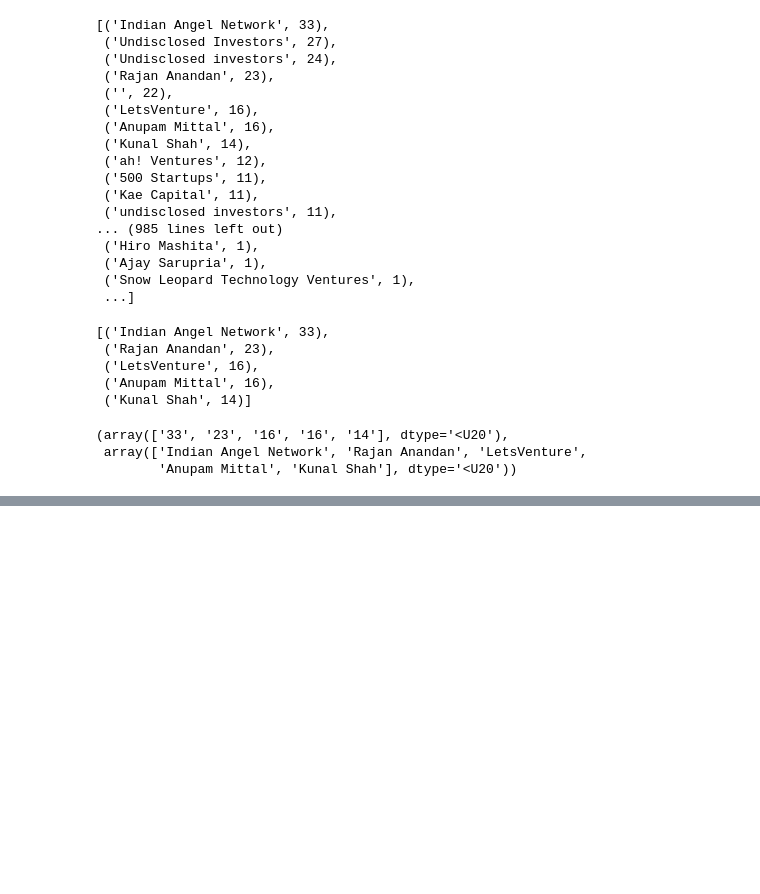
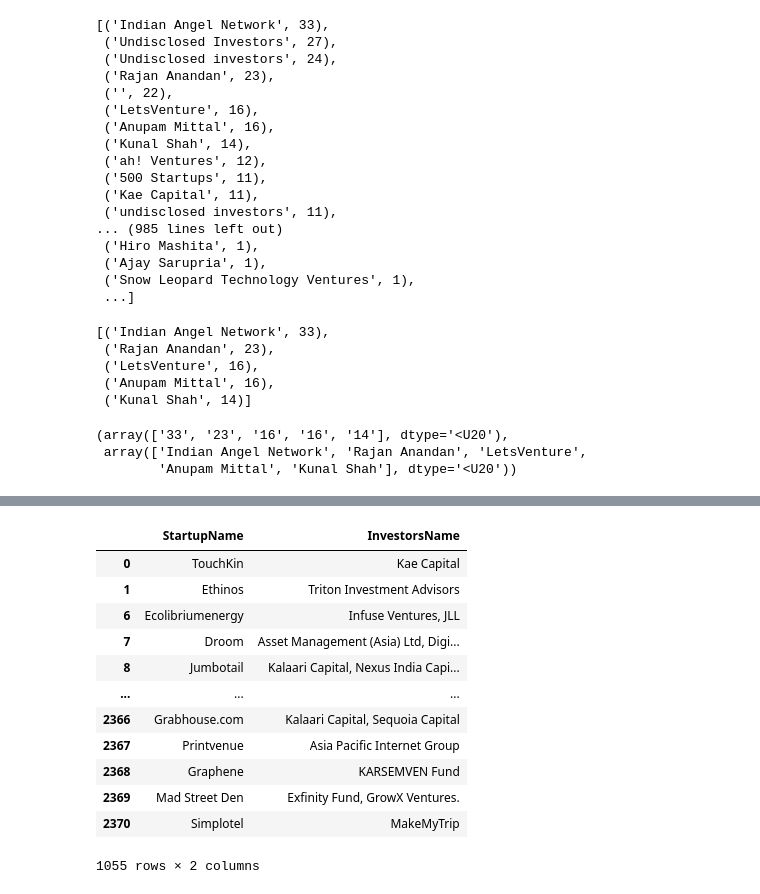
Before and after one commit to chirag-3/Case-Study-on-Indian-Startups, a Jupyter notebook: Case Study on Indian startups.ipynb, the cells around one changed output, grey strips where cells are left out. Drawn from its saved outputs; the diff is of its cells as text; code cells hidden in the pictures; blank space fills up the shorter version.

```diff
--- a/Case Study on Indian startups.ipynb
+++ b/Case Study on Indian startups.ipynb
@@ -703,0 +753,16 @@ plt.show()
+# %%
+df6
+# %% [output]
+|  | StartupName | InvestorsName |
+| 0 | TouchKin | Kae Capital |
+| 1 | Ethinos | Triton Investment Advisors |
+| 6 | Ecolibriumenergy | Infuse Ventures, JLL |
+| 7 | Droom | Asset Management (Asia) Ltd, Digi... |
+| 8 | Jumbotail | Kalaari Capital, Nexus India Capi... |
+| ... | ... | ... |
+| 2366 | Grabhouse.com | Kalaari Capital, Sequoia Capital |
+| 2367 | Printvenue | Asia Pacific Internet Group |
+| 2368 | Graphene | KARSEMVEN Fund |
+| 2369 | Mad Street Den | Exfinity Fund, GrowX Ventures. |
+| 2370 | Simplotel | MakeMyTrip |
+1055 rows × 2 columns
```
Also changed, not shown: parts of 26 cells of this notebook.
